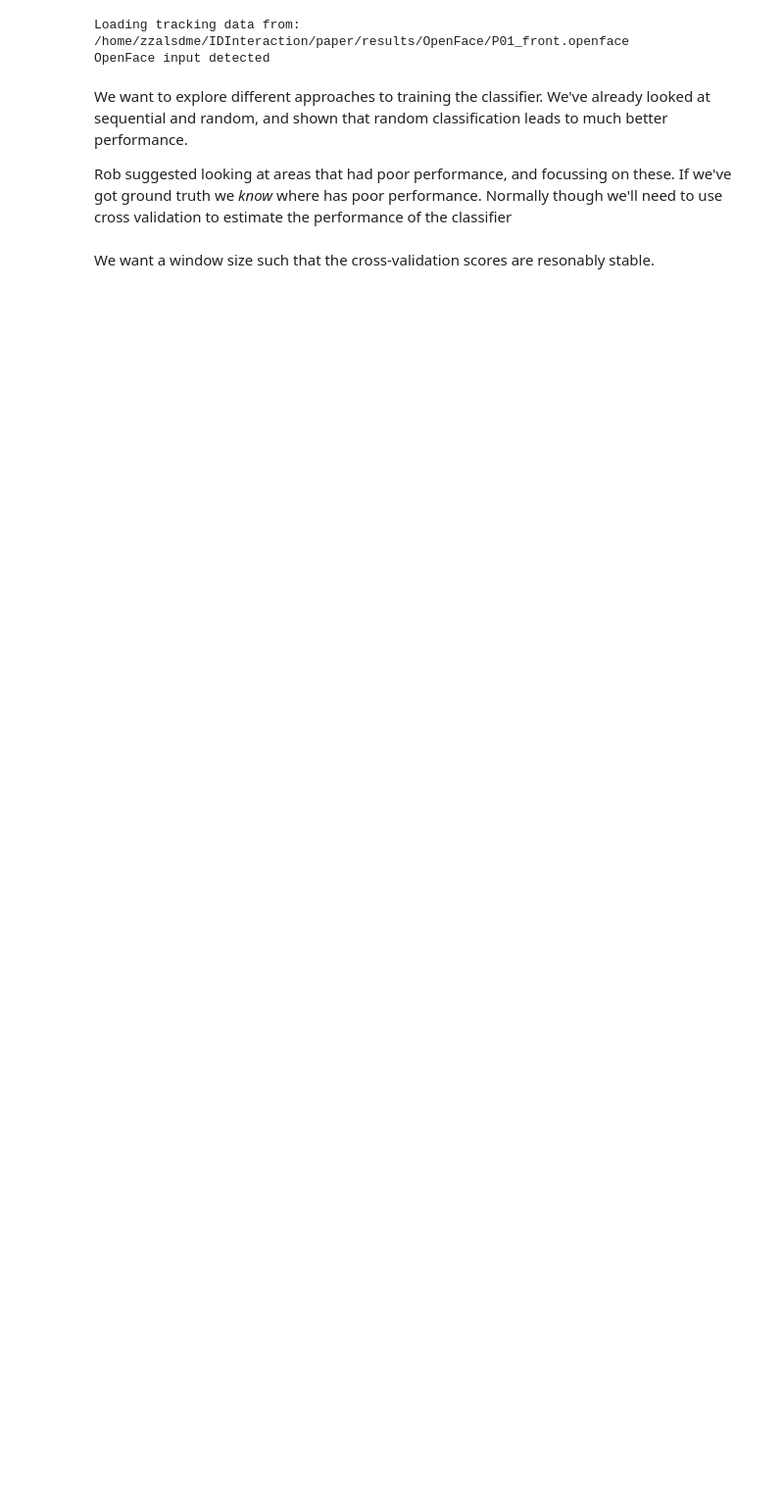
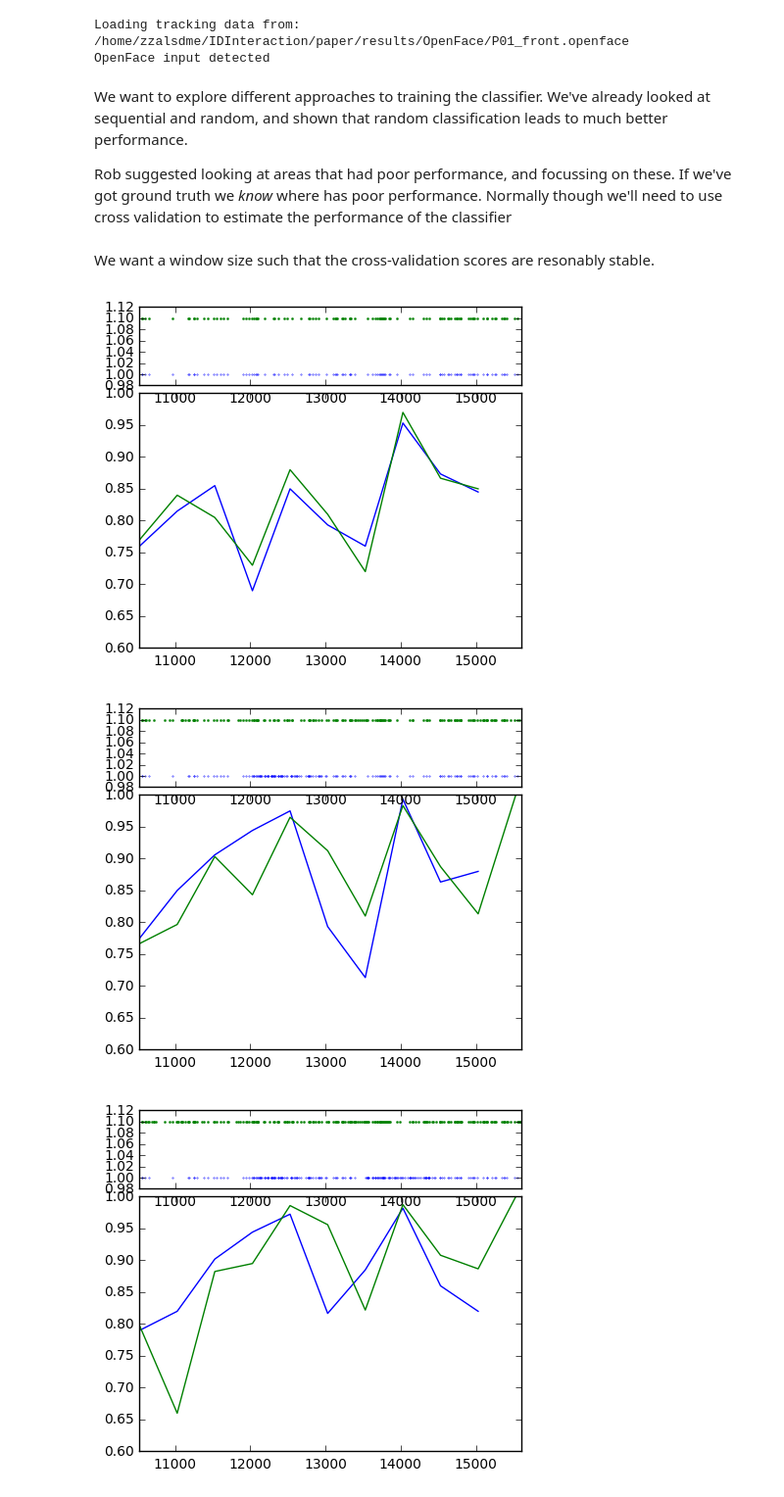
Before and after one commit to IDInteraction/abc-display-tool, a Jupyter notebook: MovingWindow.ipynb, the cells around one changed output. Shown at 98% size. Cells and saved outputs as stored; diff of their text form; code cells hidden in the pictures; blank space fills up the shorter version.

Commit message:
Show accuracy(f) plot as training progresses

```diff
--- a/MovingWindow.ipynb
+++ b/MovingWindow.ipynb
@@ -15,5 +15,5 @@ np.random.seed(170719)
 # %%
-participant = abcc.videotracking(framerange=(5030, 15611))
+participant = abcc.videotracking(framerange=(10530, 15611))
 participant.addtrackingdata("/home/zzalsdme/IDInteraction/paper/results/OpenFace/P01_front.openface")
 groundtruth = abcc.loadExternalGroundTruth("/home/zzalsdme/IDInteraction/paper/results/Groundtruth/P01_attention.csv", \
                                            participant)
@@ -21,7 +21,8 @@ groundtruth = abcc.loadExternalGroundTruth("/home/zzalsdme/IDInteraction/paper/r
 trainingframes = participant.frames
 np.random.shuffle(trainingframes)
 participant.setClassificationMethod("random")
-cvfolds = 5
+n_splits=100
+
 
 randparticipant = copy.deepcopy(participant)
 randtrainingframes = trainingframes[:]
@@ -150,0 +126,69 @@ for i in range(0,10):
+# %%
+batchsize = 50
+initialbatchsize = 2*batchsize
+windowsize = 1000 # Number of (total - classified and unclassified) frames in each window
+advancesize = 500  # The amount to advance each window by
+# overlap between adjacent windows will be windowsize - advancesize
+
+
+# Perform initial training
+trainRegion(participant, groundtruth.loc[trainingframes[:initialbatchsize]])
+
+trainRegion(randparticipant, groundtruth.loc[randtrainingframes[:initialbatchsize]])
+# Remove training frames used
+randtrainingframes = randtrainingframes[initialbatchsize:]
+
+results = pd.DataFrame(columns=["startframe", "classifiedframes", "mean", "std"])
+for i in range(0,10):
+    plotaccuracy(participant, randparticipant)
+    batchresults = calcWindowedAccuracy(participant, windowsize, advancesize)
+    #print results
+    missingwindows = sum(np.isnan(batchresults["mean"]))
+
+    # Find the minimum accuracy startframe
+    # TODO - handle tiebreaks - pick at random
+    minstartframe = batchresults["startframe"].iloc[np.nanargmin(batchresults["mean"])]
+    minendframe = batchresults["endframe"].iloc[np.nanargmin(batchresults["mean"])]
+
+    # Get frames we to classify in this range
+    trainrange = range(minstartframe, minendframe)
+    if max(trainrange) > max(participant.gettrackableframes()):
+        raise IndexError("Warning - training range extends beyond trackable region")
+
+    # Remove frames we've already classified from the range of interest
+    trainingframes = list(set(trainrange) - \
+                      set(participant.getClassifiedFrames().index))
+    if len(trainingframes) < batchsize:
+        print "Warning - classifying all frames at " + str(minstartframe)
+    # Randomise and select the appropriate number of frames for the
+    # targetted training
+    np.random.shuffle(trainingframes)
+    trainingframes = trainingframes[:batchsize]
+    traindata = groundtruth.loc[trainingframes]
+    trainRegion(participant, traindata)
+
+    vtc = abcc.videotrackingclassifier(participant)
+    shufsplitscore = vtc.getShuffleSplitScore(n_splits=n_splits)
+
+    # And train the same number of frames at random
+    randbatch = randtrainingframes[:len(trainingframes)]
+    randtrainingframes = randtrainingframes[len(trainingframes):]
+    trainRegion(randparticipant, groundtruth.loc[randbatch])
+    rvtc = abcc.videotrackingclassifier(randparticipant)
+    rshufsplitscore = rvtc.getShuffleSplitScore(n_splits=n_splits)
+
+    if vtc.vto.numClassifiedFrames() != rvtc.vto.numClassifiedFrames():
+        raise ValueError("Number of classified frames is out of sync")
+
+    results = results.append({"startframe":minstartframe,
+                   "classifiedframes":vtc.vto.numClassifiedFrames(),
+                   "mean":shufsplitscore.mean(),
+                   "std": shufsplitscore.std(),
+                   "randmean": rshufsplitscore.mean(),
+                   "randstd" : rshufsplitscore.std(),
+                   "batchsize": len(trainingframes)
+                    }, ignore_index=True)
+# %% [output]
+[figure, added]
+[figure, added]
+[figure, added]
```
Also changed, not shown: parts of 10 cells of this notebook.
